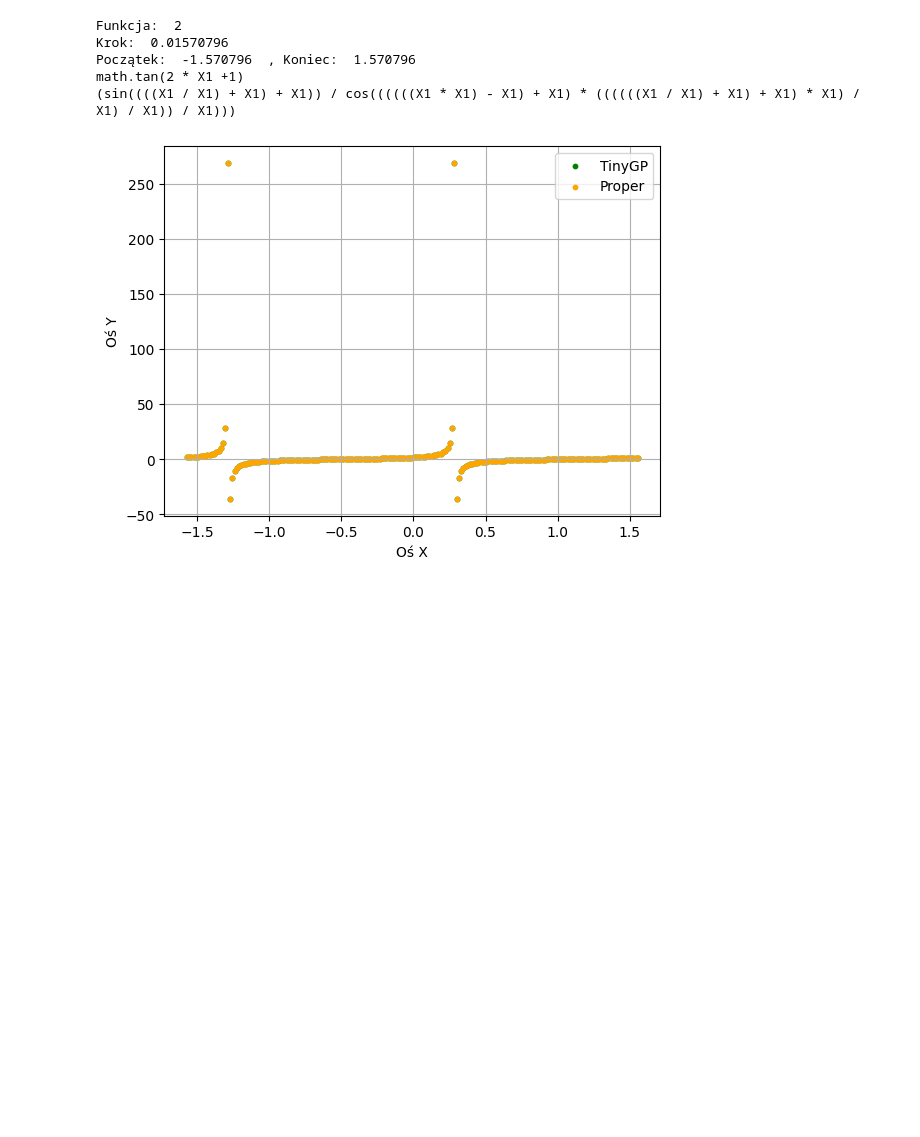
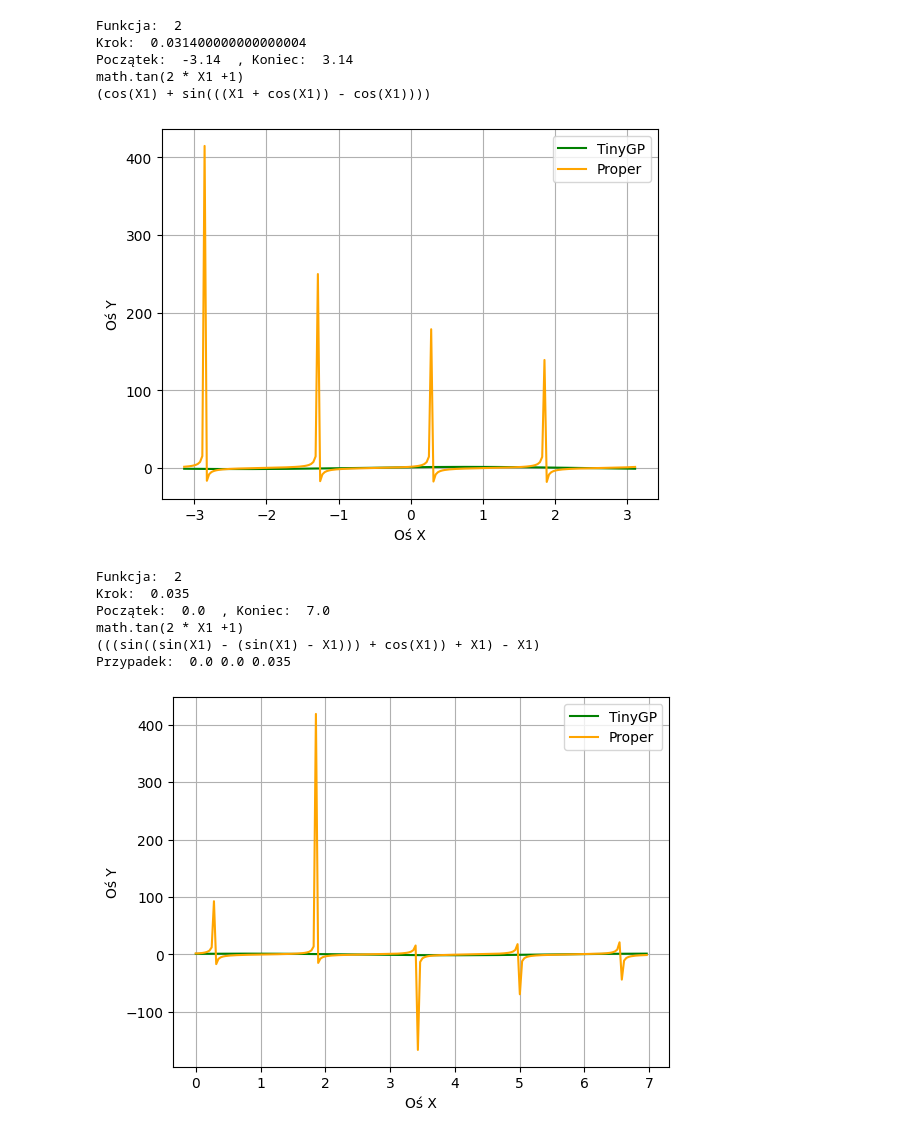
Before and after one commit to karcio424/GeneticProgramming, a Jupyter notebook: lab2 - trigonometrics and calculations/3 - functionPlotter.ipynb, the cells around one changed output. Cells and saved outputs as stored; diff of their text form; code cells hidden in the pictures; blank space fills up the shorter version.

Commit message:
updated plot

```diff
--- a/lab2 - trigonometrics and calculations/3 - functionPlotter.ipynb
+++ b/lab2 - trigonometrics and calculations/3 - functionPlotter.ipynb
@@ -18,14 +18,14 @@ import re
 
 def funkcje(numer):
     funkcje_mapping = {
-        1: "math.sin(X1 + 3.141592/2)",
-        2: "math.tan(2 * X1 +1)",
-        # 1: "5 * X1**3 - 2 * X1**2 + 3 * X1 - 17",
-        # 2: "math.sin(X1) + math.cos(X1)",
-        # 3: "2 * math.log(X1 + 1)",
-        # 4: "X1 + 2 * X2",
-        # 5: "math.sin(X1 / 2) + 2 * math.cos(X1)",
-        # 6: "X1**2 + 3 * X1 * X2 - 7 * X2 + 1",
+        # 1: "math.sin(X1 + 3.141592/2)",
+        # 2: "math.tan(2 * X1 +1)",
+        1: "5 * X1**3 - 2 * X1**2 + 3 * X1 - 17",
+        2: "math.sin(X1) + math.cos(X1)",
+        3: "2 * math.log(X1 + 1)",
+        4: "X1 + 2 * X2",
+        5: "math.sin(X1 / 2) + 2 * math.cos(X1)",
+        6: "X1**2 + 3 * X1 * X2 - 7 * X2 + 1",
     }
     return funkcje_mapping.get(numer, "")
 
@@ -94,8 +94,8 @@ def wypisz_funkcje_jednoargumentowa(nazwa_pliku, sciezka_docelowa, nr_funkcji):
         x, y_gp, y_original = plotowanie_jednoargumentowe(poczatek, koniec, zawartosc, nr_funkcji, krok)
 
         plt.grid(True)
-        plt.scatter(x, y_gp, color='green', label='TinyGP', s=10)
-        plt.scatter(x, y_original, color='orange', label='Proper', s=10)
+        plt.plot(x, y_gp, color='green', label='TinyGP')
+        plt.plot(x, y_original, color='orange', label='Proper')
         plt.xlabel('Oś X')
         plt.ylabel('Oś Y')
         plt.legend()
@@ -192,11 +192,18 @@ def znajdz_pliki_done(folder, pattern):
     return pliki_done
 # %%
 folder_glowny = os.getcwd() #sciezka do twojego folderu
-pliki_done = znajdz_pliki_done(folder_glowny, "done lab2fun2")
+pliki_done = znajdz_pliki_done(folder_glowny, "done lab1fun2")
 # %% [output]
 Funkcja:  2
-Krok:  0.01570796
-Początek:  -1.570796  , Koniec:  1.570796
+Krok:  0.031400000000000004
+Początek:  -3.14  , Koniec:  3.14
 math.tan(2 * X1 +1)
-(sin((((X1 / X1) + X1) + X1)) / cos((((((X1 * X1) - X1) + X1) * ((((((X1 / X1) + X1) + X1) * X1) / X1) / X1)) / X1)))
+(cos(X1) + sin(((X1 + cos(X1)) - cos(X1))))
-[figure, old version]
+[figure, new version]
+Funkcja:  2
+Krok:  0.035
+Początek:  0.0  , Koniec:  7.0
+math.tan(2 * X1 +1)
+(((sin((sin(X1) - (sin(X1) - X1))) + cos(X1)) + X1) - X1)
+Przypadek:  0.0 0.0 0.035
+[figure, added]
```
Also changed, not shown: parts of 1 cell of this notebook, 10 other files.
